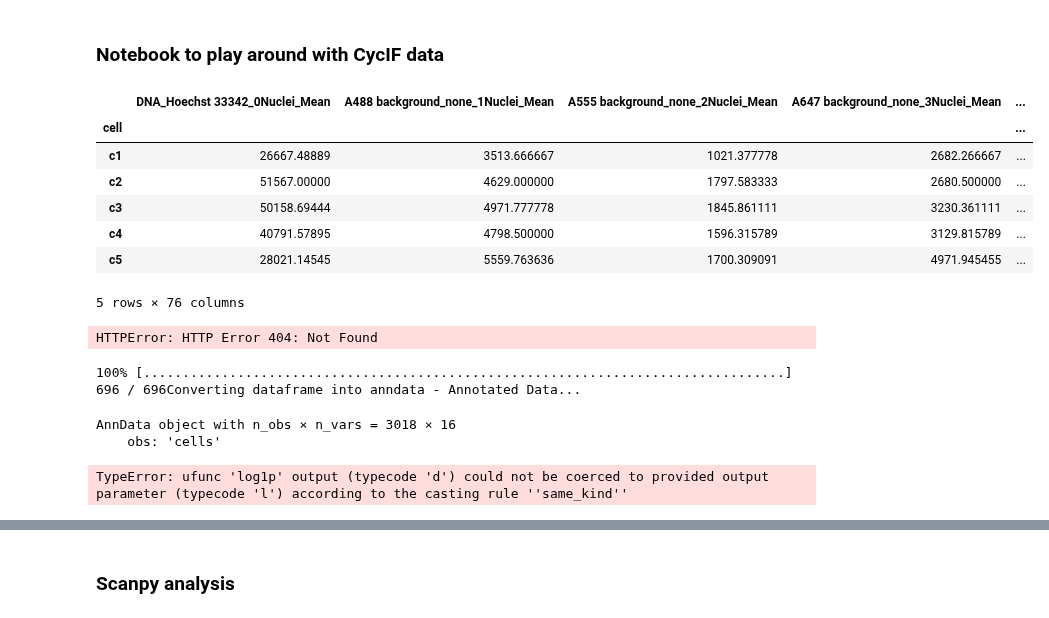
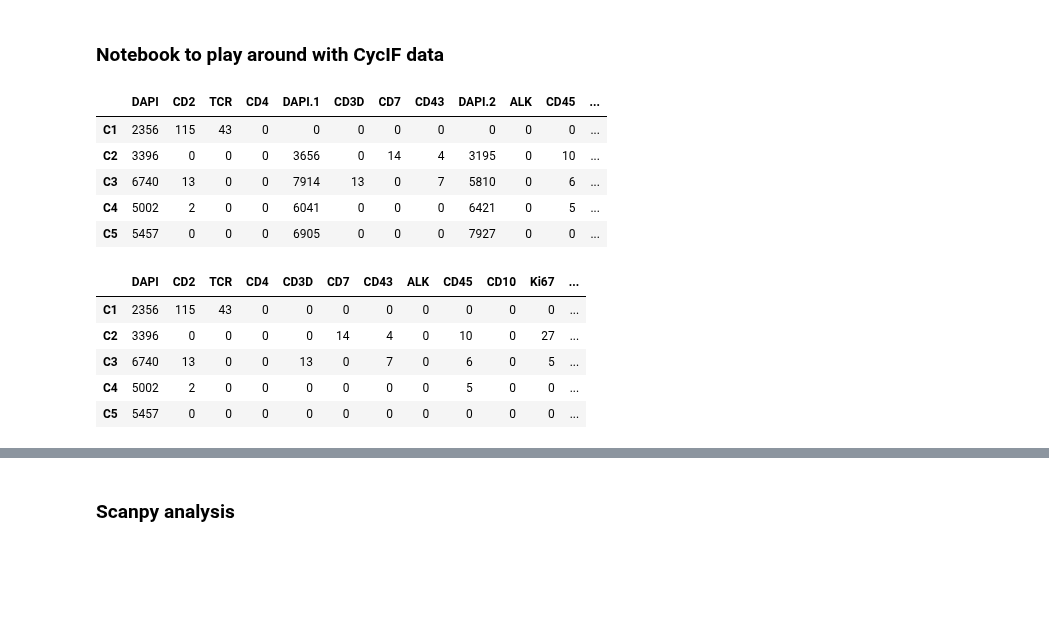
Before and after one commit to ajitjohnson/Jupyter-Notebooks, a Jupyter notebook: TMA_playbook.ipynb, the cells around one changed output, grey strips where cells are left out. Drawn from its saved outputs; the diff is of its cells as text; code cells hidden in the pictures; blank space fills up the shorter version.

```diff
--- a/TMA_playbook.ipynb
+++ b/TMA_playbook.ipynb
@@ -17,38 +17,35 @@ import wget
 # %%
 # Import data
 # Laptop
 #WD = "/Users/aj/Dropbox (Partners HealthCare)/Data/Vignesh_Lymphoma_tma"
 # HMS
 WD = "C:/Users/ajn16/Dropbox (Partners HealthCare)/Data/Vignesh_Lymphoma_tma"
 
 os.chdir(WD)
-x = pd.read_csv('segResultsUNet.csv', delimiter=',', index_col=0)
+x = pd.read_csv('Trial_data.csv', delimiter=',', index_col=0)
 # Look at data
 x.head()
 # %% [output]
-|  | DNA_Hoechst 33342_0Nuclei_Mean | A488 background_none_1Nuclei_Mean | A555 background_none_2Nuclei_Mean | A647 background_none_3Nuclei_Mean | ... |
-| cell |  |  |  |  | ... |
-| c1 | 26667.48889 | 3513.666667 | 1021.377778 | 2682.266667 | ... |
-| c2 | 51567.00000 | 4629.000000 | 1797.583333 | 2680.500000 | ... |
-| c3 | 50158.69444 | 4971.777778 | 1845.861111 | 3230.361111 | ... |
-| c4 | 40791.57895 | 4798.500000 | 1596.315789 | 3129.815789 | ... |
-| c5 | 28021.14545 | 5559.763636 | 1700.309091 | 4971.945455 | ... |
+|  | DAPI | CD2 | TCR | CD4 | DAPI.1 | CD3D | CD7 | CD43 | DAPI.2 | ALK | CD45 | ... |
+| C1 | 2356 | 115 | 43 | 0 | 0 | 0 | 0 | 0 | 0 | 0 | 0 | ... |
+| C2 | 3396 | 0 | 0 | 0 | 3656 | 0 | 14 | 4 | 3195 | 0 | 10 | ... |
+| C3 | 6740 | 13 | 0 | 0 | 7914 | 13 | 0 | 7 | 5810 | 0 | 6 | ... |
+| C4 | 5002 | 2 | 0 | 0 | 6041 | 0 | 0 | 0 | 6421 | 0 | 5 | ... |
+| C5 | 5457 | 0 | 0 | 0 | 6905 | 0 | 0 | 0 | 7927 | 0 | 0 | ... |
-5 rows × 76 columns
+# %%
+# Drop DAPI
+x = x.drop(list(x.filter(regex='DAPI.', axis=1)), axis=1)
+x.head()
+# %% [output]
+|  | DAPI | CD2 | TCR | CD4 | CD3D | CD7 | CD43 | ALK | CD45 | CD10 | Ki67 | ... |
+| C1 | 2356 | 115 | 43 | 0 | 0 | 0 | 0 | 0 | 0 | 0 | 0 | ... |
+| C2 | 3396 | 0 | 0 | 0 | 0 | 14 | 4 | 0 | 10 | 0 | 27 | ... |
+| C3 | 6740 | 13 | 0 | 0 | 13 | 0 | 7 | 0 | 6 | 0 | 5 | ... |
+| C4 | 5002 | 2 | 0 | 0 | 0 | 0 | 0 | 0 | 5 | 0 | 0 | ... |
+| C5 | 5457 | 0 | 0 | 0 | 0 | 0 | 0 | 0 | 0 | 0 | 0 | ... |
 # %%
 # Clean Data
-file_url = 'https://raw.githubusercontent.com/ajitjohnson/Jupyter-Notebooks/master/py_scripts/mi_pp_cleandata.py'
-exec(open(wget.download(file_url)).read())
-mi_pp_cleandata (x)
-head(x)
+#file_url = 'https://raw.githubusercontent.com/ajitjohnson/Jupyter-Notebooks/master/py_scripts/mi_pp_cleandata.py'
+#exec(open(wget.download(file_url)).read())
+#x = mi_pp_cleandata (x)
+#x.head()
-# %% [output]
-HTTPError: HTTP Error 404: Not Found
-# %%
-# Convert to AnnData
-file_url = 'https://raw.githubusercontent.com/ajitjohnson/Jupyter-Notebooks/master/py_scripts/mi_pp_anndata.py'
-exec(open(wget.download(file_url)).read())
-adata = mi_pp_anndata (x)
-adata
-# %% [output]
-100% [..................................................................................] 696 / 696Converting dataframe into anndata - Annotated Data...
-AnnData object with n_obs × n_vars = 3018 × 16
-    obs: 'cells'
@@ -61,4 +51,0 @@ adata = sc.read('temp.h5ad')
-# %%
-sc.pp.log1p(adata)
-# %% [output]
-TypeError: ufunc 'log1p' output (typecode 'd') could not be coerced to provided output parameter (typecode 'l') according to the casting rule ''same_kind''
```
Also changed, not shown: parts of 18 cells of this notebook, 5 other files.
